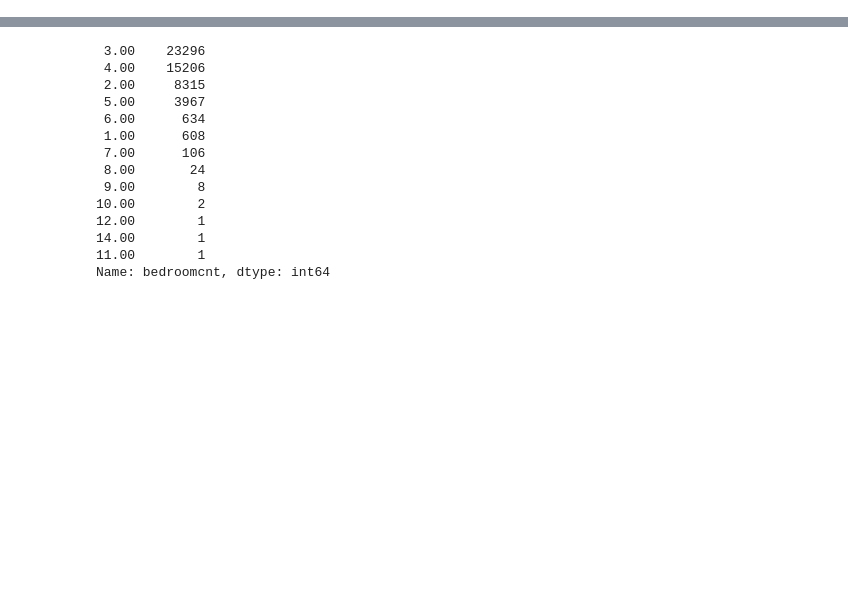
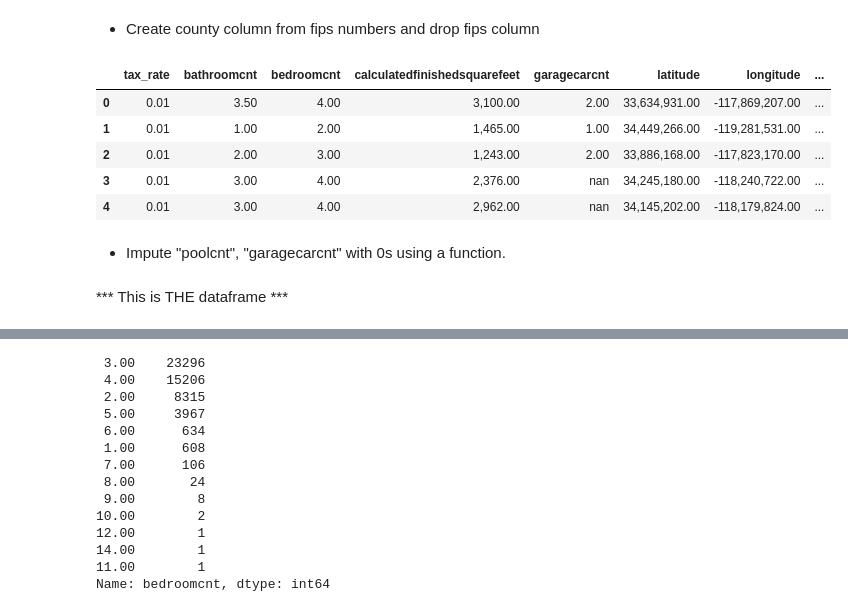
Before and after one commit to FJ-Zillow-Org/Zillow, a Jupyter notebook: faiths_explore.ipynb, the cells around one changed output, grey strips where cells are left out. Saved outputs shown, nothing was run; the diff lists cells and outputs as text; code cells hidden in the pictures; blank space fills up the shorter version.

Commit message:
Commit THE dataframe. YES

```diff
--- a/faiths_explore.ipynb
+++ b/faiths_explore.ipynb
@@ -45 +47,5 @@ df = acquire.get_zillow_data()
+# %%
+df = df.drop(columns="Unnamed: 0")
+# %%
+df = df.drop(columns=["garagetotalsqft", "poolsizesum", "taxdelinquencyflag", "taxdelinquencyyear", "transactions"])
 # %% [markdown]
@@ -50,0 +57,2 @@ df.shape
+# %% [markdown]
+- Create county column from fips numbers and drop fips column
@@ -50,0 +63,11 @@ df.shape
+# %%
+df.head()
+# %% [output]
+|  | tax_rate | bathroomcnt | bedroomcnt | calculatedfinishedsquarefeet | garagecarcnt | latitude | longitude | ... |
+| 0 | 0.01 | 3.50 | 4.00 | 3,100.00 | 2.00 | 33,634,931.00 | -117,869,207.00 | ... |
+| 1 | 0.01 | 1.00 | 2.00 | 1,465.00 | 1.00 | 34,449,266.00 | -119,281,531.00 | ... |
+| 2 | 0.01 | 2.00 | 3.00 | 1,243.00 | 2.00 | 33,886,168.00 | -117,823,170.00 | ... |
+| 3 | 0.01 | 3.00 | 4.00 | 2,376.00 | nan | 34,245,180.00 | -118,240,722.00 | ... |
+| 4 | 0.01 | 3.00 | 4.00 | 2,962.00 | nan | 34,145,202.00 | -118,179,824.00 | ... |
+# %% [markdown]
+- Impute "poolcnt", "garagecarcnt" with 0s using a function.
@@ -50,0 +76,2 @@ df.shape
+# %% [markdown]
+*** This is THE dataframe ***
```
Also changed, not shown: parts of 28 cells of this notebook.
